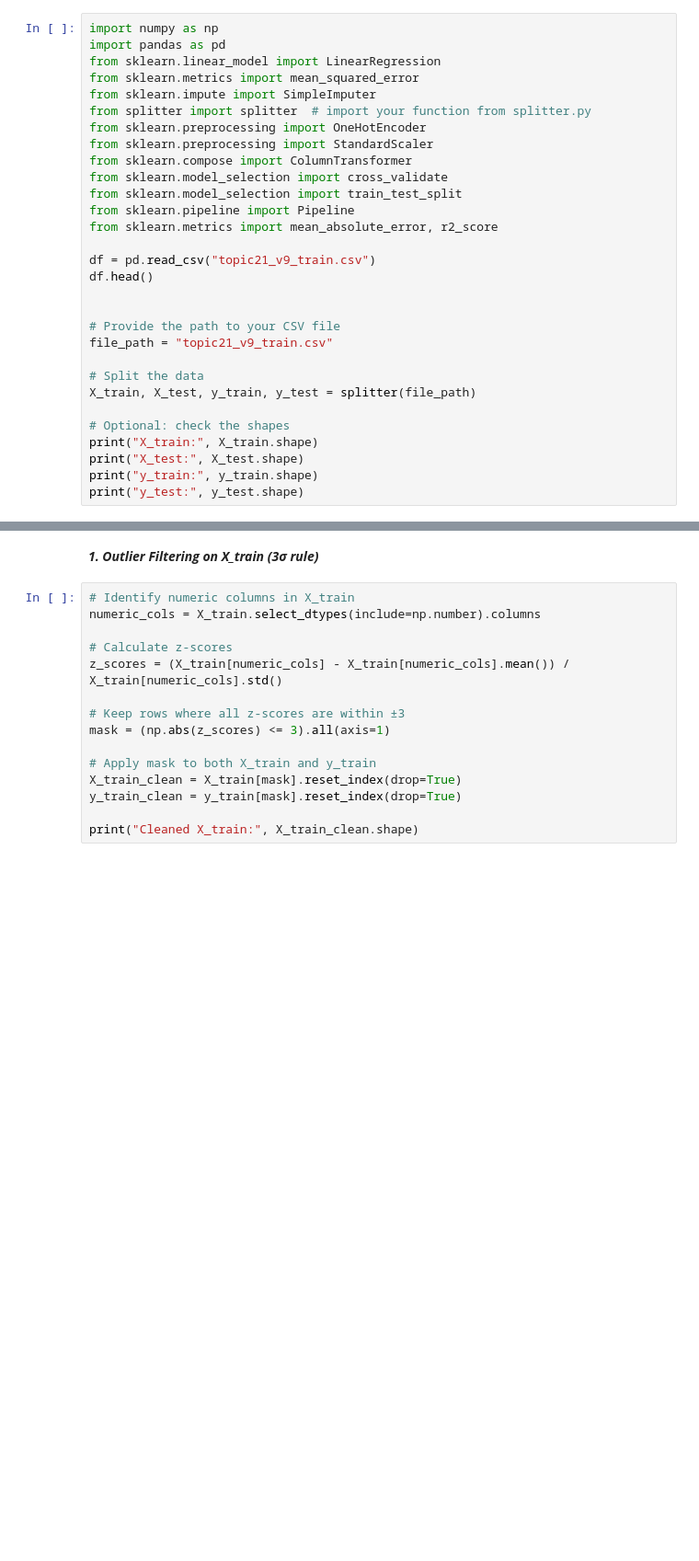
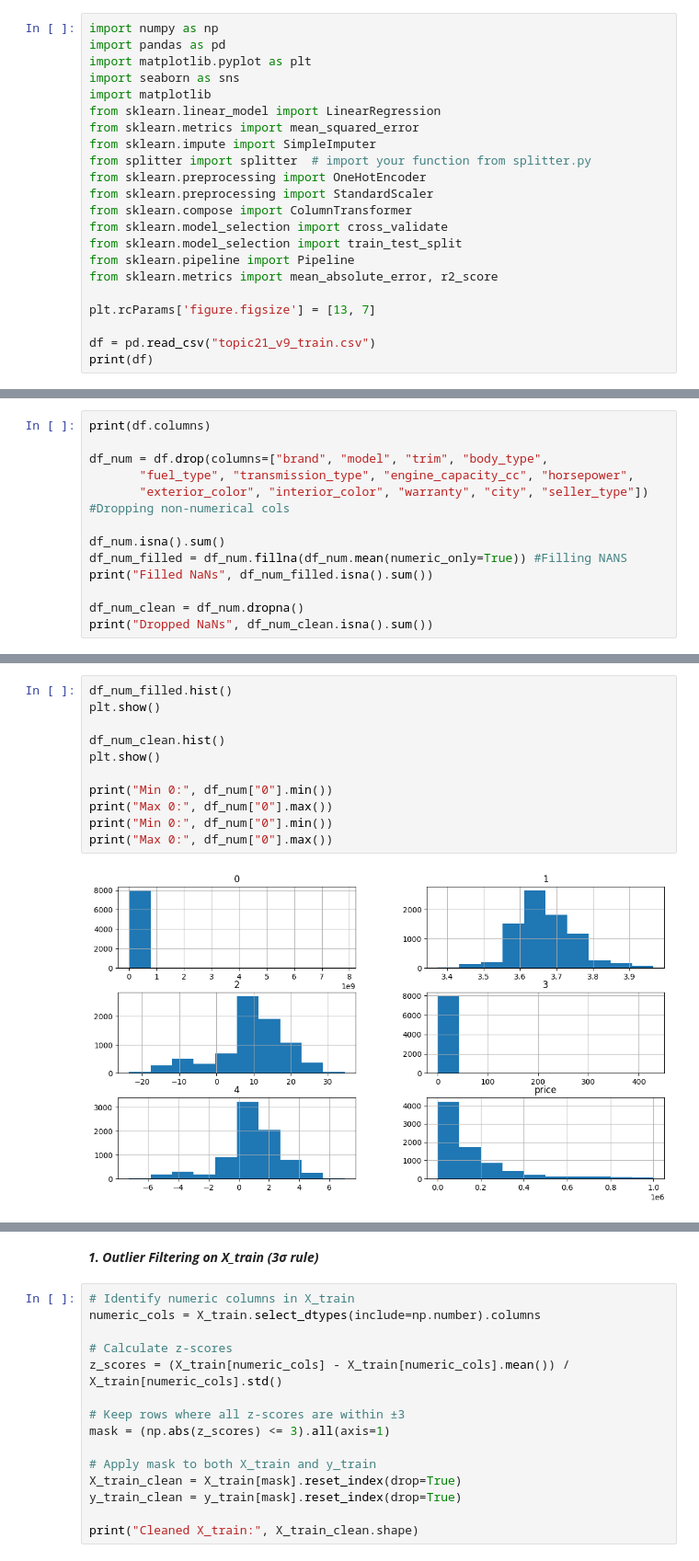
Before and after one commit to erinadesu/ML_Project, a Jupyter notebook: InitialLinearRegression.ipynb, the cells around one changed output, grey strips where cells are left out. Shown at 92% size. Cells and saved outputs as stored; diff of their text form; blank space fills up the shorter version.

Commit message:
Added Data Exploration part

```diff
--- a/InitialLinearRegression.ipynb
+++ b/InitialLinearRegression.ipynb
@@ -1,6 +1,9 @@
 # %%
 import numpy as np
 import pandas as pd
+import matplotlib.pyplot as plt
+import seaborn as sns
+import matplotlib
 from sklearn.linear_model import LinearRegression
 from sklearn.metrics import mean_squared_error
 from sklearn.impute import SimpleImputer
@@ -13,19 +16,8 @@ from sklearn.model_selection import train_test_split
 from sklearn.pipeline import Pipeline
 from sklearn.metrics import mean_absolute_error, r2_score
 
+plt.rcParams['figure.figsize'] = [13, 7]
+
 df = pd.read_csv("topic21_v9_train.csv")
-df.head()
-
-
-# Provide the path to your CSV file
-file_path = "topic21_v9_train.csv"
-
-# Split the data
-X_train, X_test, y_train, y_test = splitter(file_path)
-
-# Optional: check the shapes
-print("X_train:", X_train.shape)
-print("X_test:", X_test.shape)
-print("y_train:", y_train.shape)
-print("y_test:", y_test.shape)
+print(df)
 # %% [output]
@@ -35,0 +41,13 @@ y_test: (1593,)
+# %%
+print(df.columns)
+
+df_num = df.drop(columns=["brand", "model", "trim", "body_type",
+       "fuel_type", "transmission_type", "engine_capacity_cc", "horsepower",
+       "exterior_color", "interior_color", "warranty", "city", "seller_type"]) #Dropping non-numerical cols
+
+df_num.isna().sum()
+df_num_filled = df_num.fillna(df_num.mean(numeric_only=True)) #Filling NANS
+print("Filled NaNs", df_num_filled.isna().sum())
+
+df_num_clean = df_num.dropna()
+print("Dropped NaNs", df_num_clean.isna().sum())
@@ -35,0 +130,13 @@ y_test: (1593,)
+# %%
+df_num_filled.hist()
+plt.show()
+
+df_num_clean.hist()
+plt.show()
+
+print("Min 0:", df_num["0"].min())
+print("Max 0:", df_num["0"].max())
+print("Min 0:", df_num["0"].min())
+print("Max 0:", df_num["0"].max())
+# %% [output]
+[figure, added]
```
Also changed, not shown: parts of 14 cells of this notebook.
